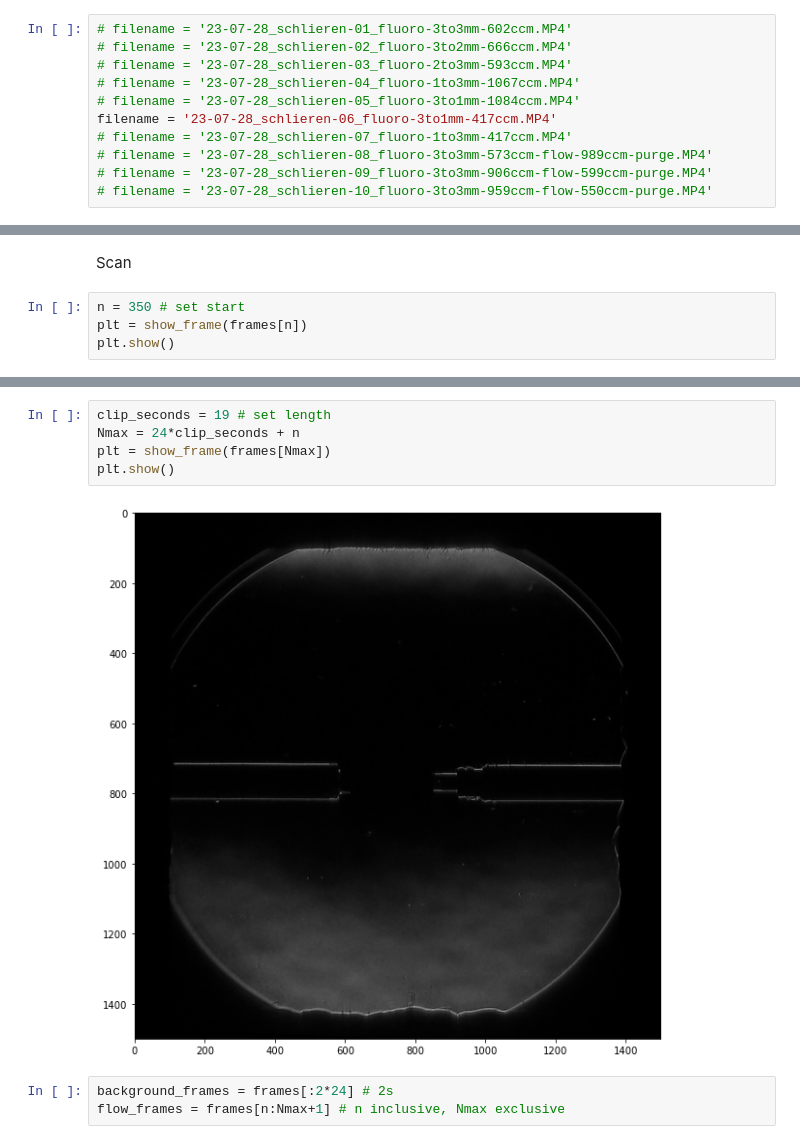
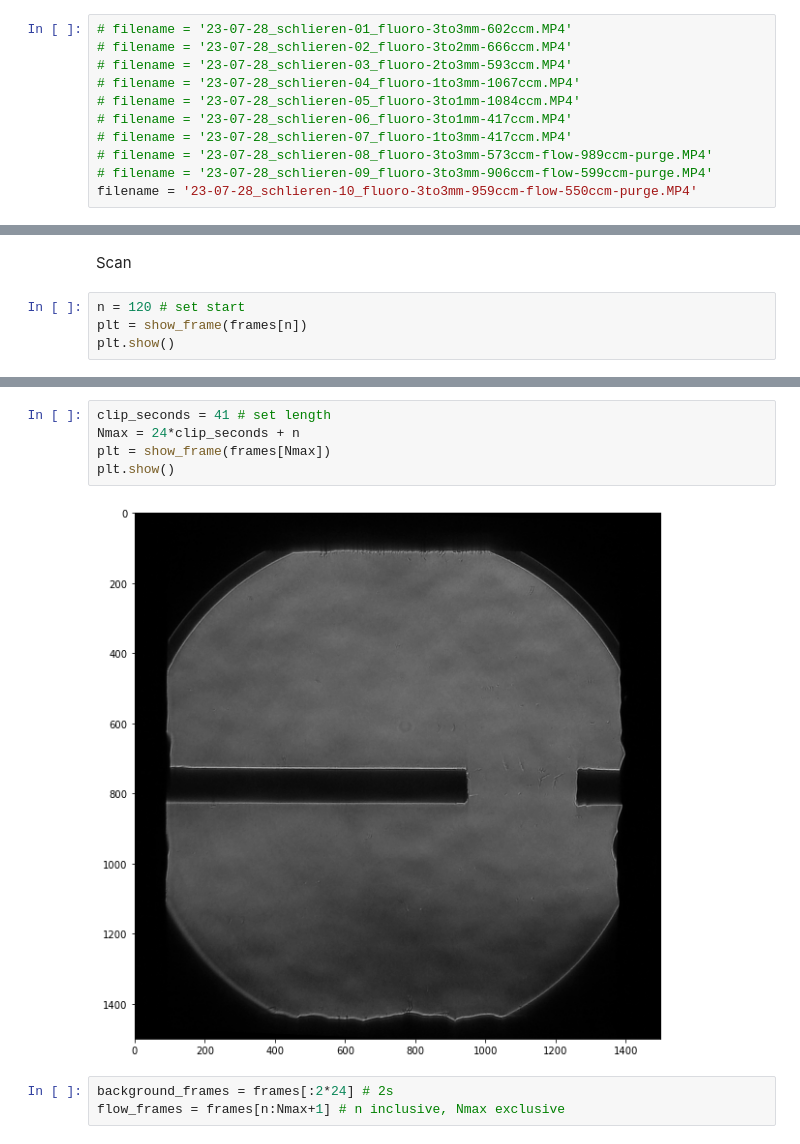
Before and after one commit to charlies-b/schlieren-image-processing, a Jupyter notebook: 23-07-28_mp4-processing.ipynb, the cells around one changed output, grey strips where cells are left out. Saved outputs shown, nothing was run; the diff lists cells and outputs as text.

Commit message:
figure rearrangements

```diff
--- a/23-07-28_mp4-processing.ipynb
+++ b/23-07-28_mp4-processing.ipynb
@@ -12,11 +12,11 @@ SELECT FILE
 # filename = '23-07-28_schlieren-03_fluoro-2to3mm-593ccm.MP4'
 # filename = '23-07-28_schlieren-04_fluoro-1to3mm-1067ccm.MP4'
 # filename = '23-07-28_schlieren-05_fluoro-3to1mm-1084ccm.MP4'
-filename = '23-07-28_schlieren-06_fluoro-3to1mm-417ccm.MP4'
+# filename = '23-07-28_schlieren-06_fluoro-3to1mm-417ccm.MP4'
 # filename = '23-07-28_schlieren-07_fluoro-1to3mm-417ccm.MP4'
 # filename = '23-07-28_schlieren-08_fluoro-3to3mm-573ccm-flow-989ccm-purge.MP4'
 # filename = '23-07-28_schlieren-09_fluoro-3to3mm-906ccm-flow-599ccm-purge.MP4'
-# filename = '23-07-28_schlieren-10_fluoro-3to3mm-959ccm-flow-550ccm-purge.MP4'
+filename = '23-07-28_schlieren-10_fluoro-3to3mm-959ccm-flow-550ccm-purge.MP4'
 # %%
 path = 'data/' + filename
 capture = cv.VideoCapture(path)
@@ -96,7 +96,7 @@ len(frames)
 # %% [markdown]
 Scan
 # %%
-n = 350 # set start
+n = 120 # set start
 plt = show_frame(frames[n])
 plt.show()
 # %% [output]
@@ -104,10 +104,10 @@ plt.show()
 # %%
-clip_seconds = 19 # set length
+clip_seconds = 41 # set length
 Nmax = 24*clip_seconds + n
 plt = show_frame(frames[Nmax])
 plt.show()
 # %% [output]
-[figure, old version]
+[figure, new version]
 # %%
 background_frames = frames[:2*24] # 2s
 flow_frames = frames[n:Nmax+1] # n inclusive, Nmax exclusive
```
Also changed, not shown: parts of 7 cells of this notebook, 5 other files.
